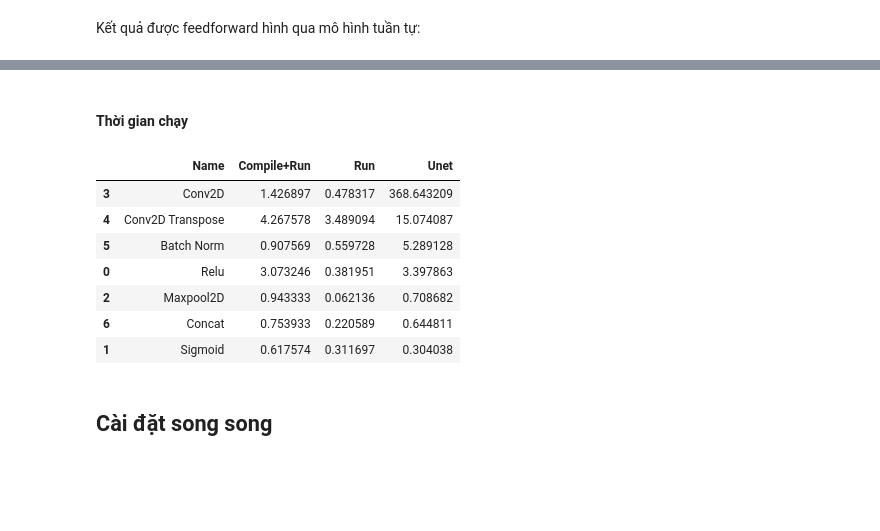
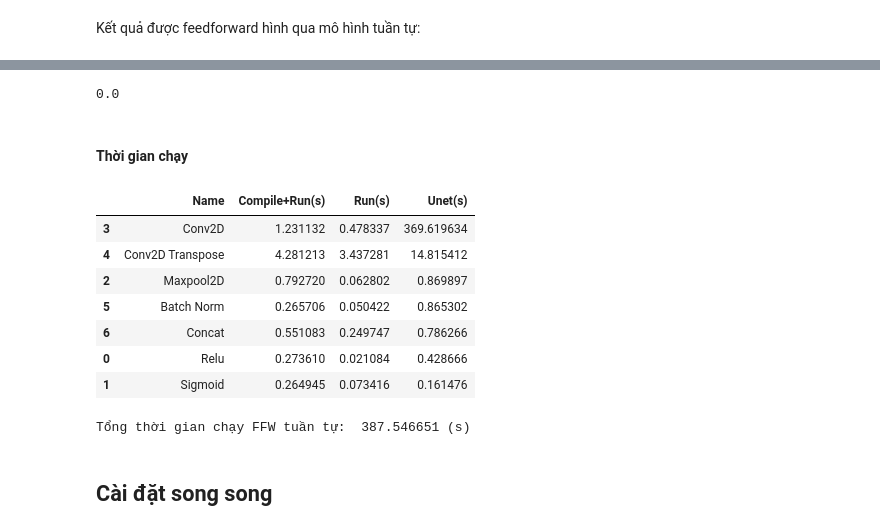
Before and after one commit to AnhDao1411/CSC14116, a Jupyter notebook: Report.ipynb, the cells around one changed output, grey strips where cells are left out. Saved outputs shown, nothing was run; the diff lists cells and outputs as text; code cells hidden in the pictures; blank space fills up the shorter version.

```diff
--- a/Report.ipynb
+++ b/Report.ipynb
@@ -259,7 +282,7 @@ def sigmoid(x):
     for d in range(x.shape[3]):
         for i in range(x.shape[1]):
             for j in range(x.shape[2]):
-                x[:,i,j,d]= 1 / (1 + np.exp(-x[:,i,j,d]))
+                x[0,i,j,d]= 1 / (1 + np.exp(-x[0,i,j,d]))
     return x
 # %%
 before = np.array(layer_outs[2])
@@ -334,7 +357,8 @@ def conv2D(input, wei, bias, padding='valid', stride=1):
                         for k_y in range(k):
                             pos1 = k_x + x * stride
                             pos2 = k_y + y * stride
-                            kt += wei[k_x, k_y, c_i, c_o] * input_pad[0, pos1, pos2, c_i]
+                            kt += (wei[k_x, k_y, c_i, c_o]
+                                        * input_pad[0, pos1, pos2, c_i])
                     total += kt
                 res[0, x, y, c_o] = total + bias[c_o]
     return res
@@ -373,7 +397,8 @@ def conv2Dtranspose(input, wei, bias, padding='none', stride=1):
                 for c_i in range(c_in):
                     for k_x in range(k):
                         for k_y in range(k):
-                            ker[k_x, k_y] += wei[k_x, k_y, c_o, c_i] * input[0, x, y, c_i]
+                            ker[k_x, k_y] += (wei[k_x, k_y, c_o, c_i]
+                                                    * input[0, x, y, c_i])
                 res[0, x*stride: x*stride + k,
                     y*stride: y*stride + k, c_o] += ker + bias[c_o]
     return res
@@ -402,7 +427,8 @@ def batchNorm(X, gamma, beta, mov_mean, mov_var):
     for d in range(X.shape[3]):
         for i in range(X.shape[1]):
             for j in range(X.shape[2]):
-                Y[:,i,j,d] = (gamma[d]*(Y[:,i,j,d] - mov_mean[d]) / np.sqrt(mov_var[d] + eps))+ beta[d]
+                Y[0,i,j,d] = beta[d] + (gamma[d]*(X[0,i,j,d]-mov_mean[d])
+                                            / np.sqrt(mov_var[d]+eps))
     return Y
 # %%
 before = np.array(layer_outs[1])
@@ -592,17 +643,25 @@ np.abs(image - img_1).sum()
+# %%
+np.abs(list_images[0]-list_images[1]).mean()
+# %% [output]
+0.0
 # %% [markdown]
 #### Thời gian chạy
 # %%
 pd.DataFrame(list(zip(func, time_compile, time_run, time_unet)),
-               columns =['Name', 'Compile+Run', 'Run', 'Unet']).sort_values(by=['Unet'], ascending=False)
+               columns =['Name', 'Compile+Run(s)', 'Run(s)', 'Unet(s)']).sort_values(by=['Unet(s)'], ascending=False)
 # %% [output]
-|  | Name | Compile+Run | Run | Unet |
-| 3 | Conv2D | 1.426897 | 0.478317 | 368.643209 |
-| 4 | Conv2D Transpose | 4.267578 | 3.489094 | 15.074087 |
-| 5 | Batch Norm | 0.907569 | 0.559728 | 5.289128 |
-| 0 | Relu | 3.073246 | 0.381951 | 3.397863 |
-| 2 | Maxpool2D | 0.943333 | 0.062136 | 0.708682 |
-| 6 | Concat | 0.753933 | 0.220589 | 0.644811 |
-| 1 | Sigmoid | 0.617574 | 0.311697 | 0.304038 |
+|  | Name | Compile+Run(s) | Run(s) | Unet(s) |
+| 3 | Conv2D | 1.231132 | 0.478337 | 369.619634 |
+| 4 | Conv2D Transpose | 4.281213 | 3.437281 | 14.815412 |
+| 2 | Maxpool2D | 0.792720 | 0.062802 | 0.869897 |
+| 5 | Batch Norm | 0.265706 | 0.050422 | 0.865302 |
+| 6 | Concat | 0.551083 | 0.249747 | 0.786266 |
+| 0 | Relu | 0.273610 | 0.021084 | 0.428666 |
+| 1 | Sigmoid | 0.264945 | 0.073416 | 0.161476 |
+# %%
+print("Tổng thời gian chạy FFW tuần tự: ", round(time_unet.sum(), 6), '(s)')
+# %% [output]
+Tổng thời gian chạy FFW tuần tự:  387.546651 (s)
 # %% [markdown]
 ## Cài đặt song song
 # %% [markdown]
```
Also changed, not shown: parts of 153 cells of this notebook.
